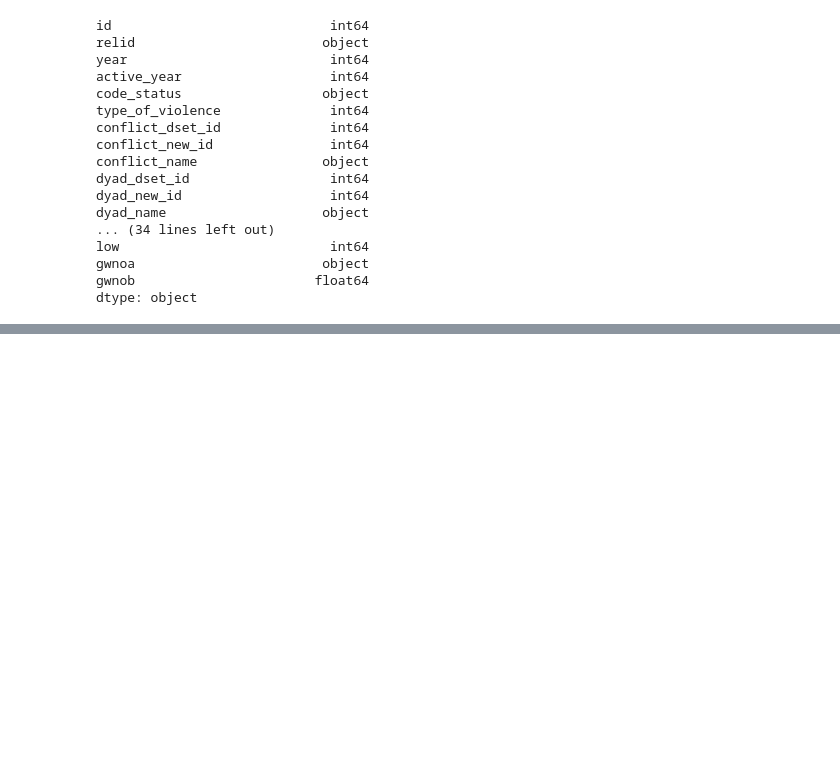
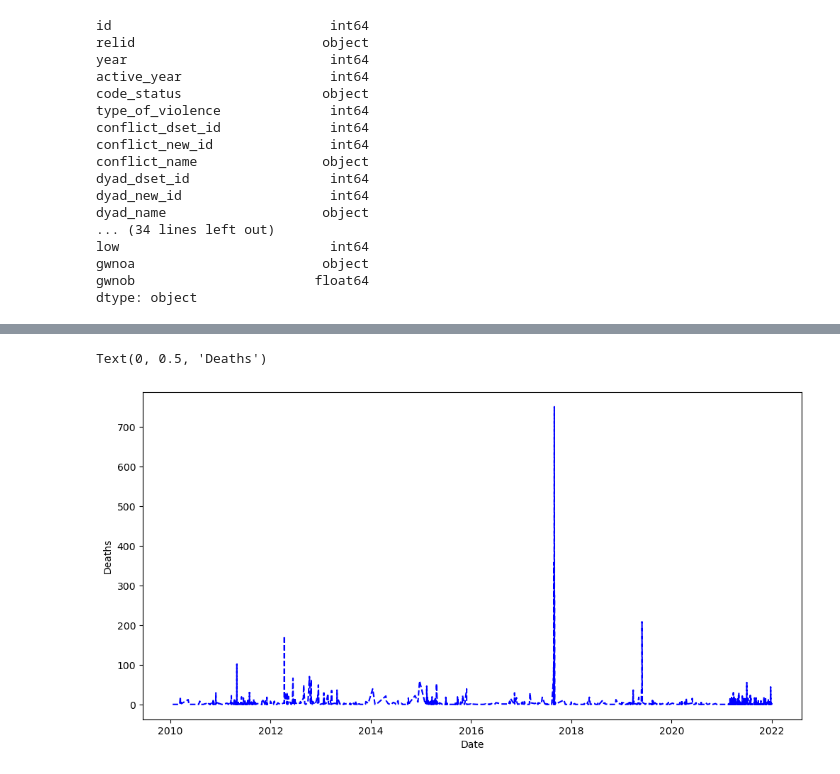
Before and after one commit to TomCKan/Myanmar_Data_Analysis, a Jupyter notebook: Myanmar_UCDP_1989to2021.ipynb, the cells around one changed output, grey strips where cells are left out. Saved outputs shown, nothing was run; the diff lists cells and outputs as text; code cells hidden in the pictures; blank space fills up the shorter version.

```diff
--- a/Myanmar_UCDP_1989to2021.ipynb
+++ b/Myanmar_UCDP_1989to2021.ipynb
@@ -195,13 +197,7 @@ UCDP_MyanmarV2
 # %%
-UCDP_MyanmarV2["2010-01-01":"2020-12-31"]
+UCDP_MyanmarRefined = UCDP_Myanmar["2010-01-01":"2022-12-31"]
 
-fig, axes = plt.subplots(figsize=(12, 6))
+UCDP_MyanmarRefined = UCDP_MyanmarRefined.reset_index()
 
-x = UCDP_MyanmarV2["date_end"]
-y = UCDP_MyanmarV2["best"]
-
-axes.plot(x, y, 'b--', label='Total Deaths')
-
-axes.set_xlabel("Date")
-axes.set_ylabel("Deaths")
+UCDP_MyanmarRefined
 # %% [output]
@@ -208,0 +217,13 @@ TypeError: cannot do slice indexing on Int64Index with these indexers [2010-01-0
+# %%
+fig, axes = plt.subplots(figsize=(12, 6))
+
+x = UCDP_MyanmarRefined["date_end"]
+y = UCDP_MyanmarRefined["best"]
+
+axes.plot(x, y, 'b--', label='Total Deaths')
+
+axes.set_xlabel("Date")
+axes.set_ylabel("Deaths")
+# %% [output]
+Text(0, 0.5, 'Deaths')
+[figure, added]
```
Also changed, not shown: parts of 7 cells of this notebook.
